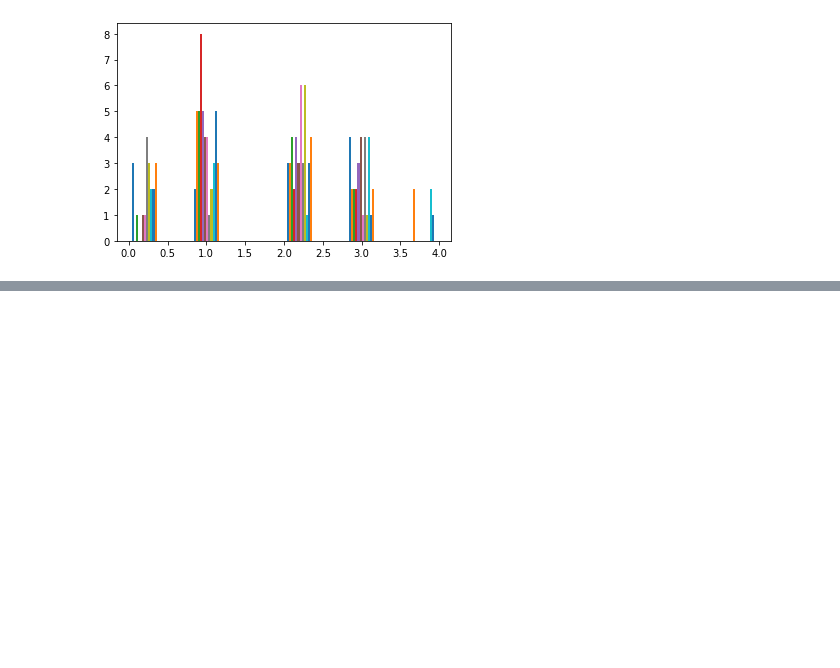
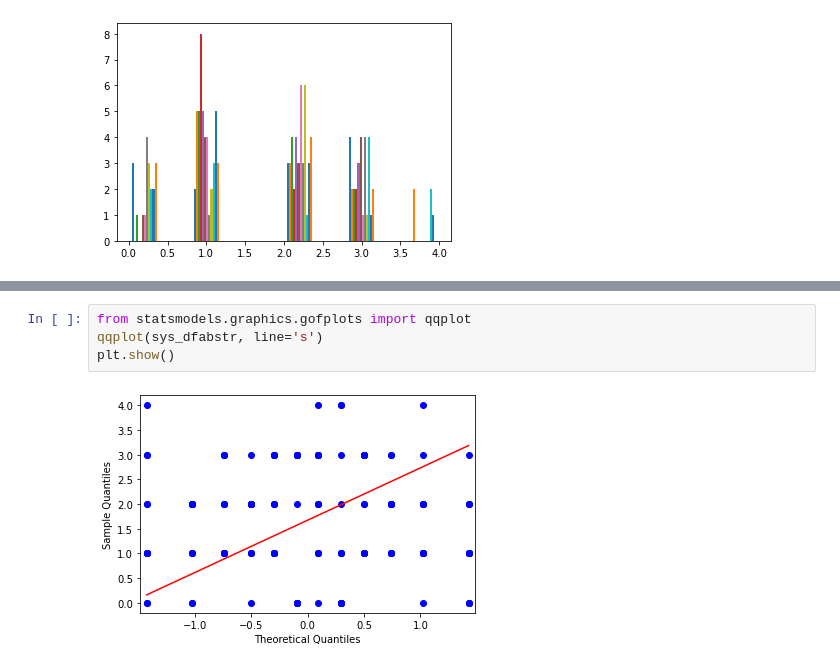
Before and after one commit to Norlez/Group-Emotion-Representation, a Jupyter notebook: survey_analysis/AnalizeSurvey.ipynb, the cells around one changed output, grey strips where cells are left out. Saved outputs shown, nothing was run; the diff lists cells and outputs as text; blank space fills up the shorter version.

```diff
--- a/survey_analysis/AnalizeSurvey.ipynb
+++ b/survey_analysis/AnalizeSurvey.ipynb
@@ -51,0 +55,6 @@ sys_dfabstr.plot.bar(x=5, y=1)
+# %%
+from statsmodels.graphics.gofplots import qqplot
+qqplot(sys_dfabstr, line='s')
+plt.show()
+# %% [output]
+[figure, added]
```
Also changed, not shown: parts of 5 cells of this notebook.
